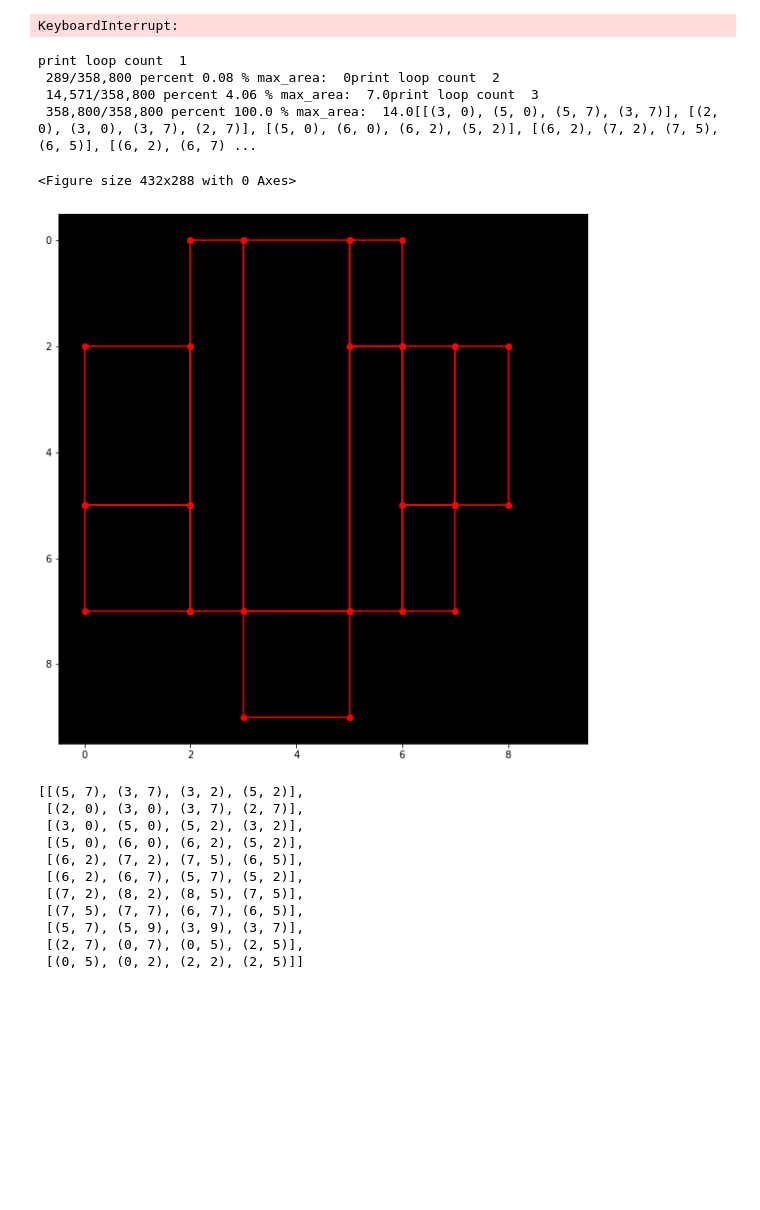
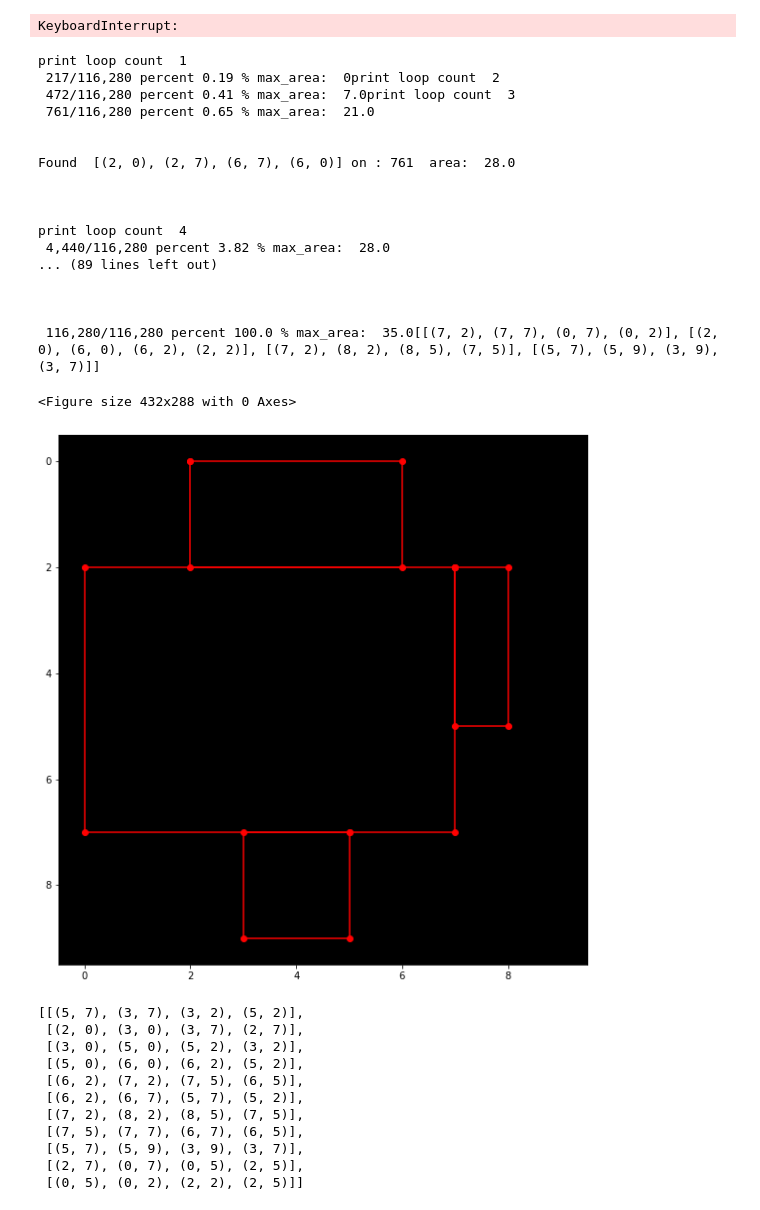
Before and after one commit to dsaha1656/orthogonal-hull, a Jupyter notebook: t2.ipynb, the cells around one changed output. Saved outputs shown, nothing was run; the diff lists cells and outputs as text; code cells hidden in the pictures; blank space fills up the shorter version.

```diff
--- a/t2.ipynb
+++ b/t2.ipynb
@@ -261,6 +269,7 @@ KeyboardInterrupt:
 all_points = new_points + intersections
 # %%
 from shapely.geometry import Polygon
+
 
 def showAllRects(rectangles):
     img = np.zeros((10,10,3), np.uint8)
@@ -314,6 +323,9 @@ def findRetangles(all_points, rectangles=[], max_area=0):
                     break
             if not box_already_entered:
                 # tmp is rectangle
+                if poly.area > max_area:
+                    return [tmp], True, poly.area
+
                 allowd_to_add = False
                 if len(rectangles) == 0:
                     allowd_to_add = True
@@ -326,39 +338,53 @@ def findRetangles(all_points, rectangles=[], max_area=0):
                             break
                     if not has_overlap:
                         allowd_to_add = True
                         # rectangles.append(tmp)
                 if allowd_to_add:
-                    if poly.area > max_area:
-                        return [tmp], True, poly.area
+                    # if poly.area > max_area:
+                    #     return [tmp], True, poly.area
                     rectangles.append(tmp)
 
 
     return rectangles, False, max_area
 # all_points = [(0,0), (0,2), (0,4), (2,0), (2,2), (2,4), (4,0), (4,2), (4, 4)]
 max_area = 8.0
 foundNewMax = True
 # rectangles, foundNewMax, max_area = findRetangles(all_points, max_area)
 i = 0
 rectangles = [[(0, 0), (0, 2), (4, 2), (4, 0)]]
 max_area = 8.0
 rectangles = []
 max_area = 0
+all_points = new_points #+ intersections
 while foundNewMax == True:
     i += 1
     print("print loop count ", i)
     rectangles, foundNewMax, max_area = findRetangles(all_points, rectangles, max_area)
 # rectangles, foundNewMax, max_area = findRetangles(all_points, rectangles, max_area)
 
     # print(foundNewMax)
 print(rectangles)
 showAllRects(rectangles)
 # %% [output]
 print loop count  1
- 289/358,800 percent 0.08 % max_area:  0print loop count  2
- 14,571/358,800 percent 4.06 % max_area:  7.0print loop count  3
- 358,800/358,800 percent 100.0 % max_area:  14.0[[(3, 0), (5, 0), (5, 7), (3, 7)], [(2, 0), (3, 0), (3, 7), (2, 7)], [(5, 0), (6, 0), (6, 2), (5, 2)], [(6, 2), (7, 2), (7, 5), (6, 5)], [(6, 2), (6, 7) ...
+ 217/116,280 percent 0.19 % max_area:  0print loop count  2
+ 472/116,280 percent 0.41 % max_area:  7.0print loop count  3
+ 761/116,280 percent 0.65 % max_area:  21.0
+
+
+Found  [(2, 0), (2, 7), (6, 7), (6, 0)] on : 761  area:  28.0
+
+
+
+print loop count  4
+ 4,440/116,280 percent 3.82 % max_area:  28.0
+... (89 lines left out)
+
+
+
+ 116,280/116,280 percent 100.0 % max_area:  35.0[[(7, 2), (7, 7), (0, 7), (0, 2)], [(2, 0), (6, 0), (6, 2), (2, 2)], [(7, 2), (8, 2), (8, 5), (7, 5)], [(5, 7), (5, 9), (3, 9), (3, 7)]]
 <Figure size 432x288 with 0 Axes>
-[figure, old version]
+[figure, new version]
 # %%
 rectangles
 # %% [output]
```
Also changed, not shown: parts of 2 cells of this notebook, 1 other file.
